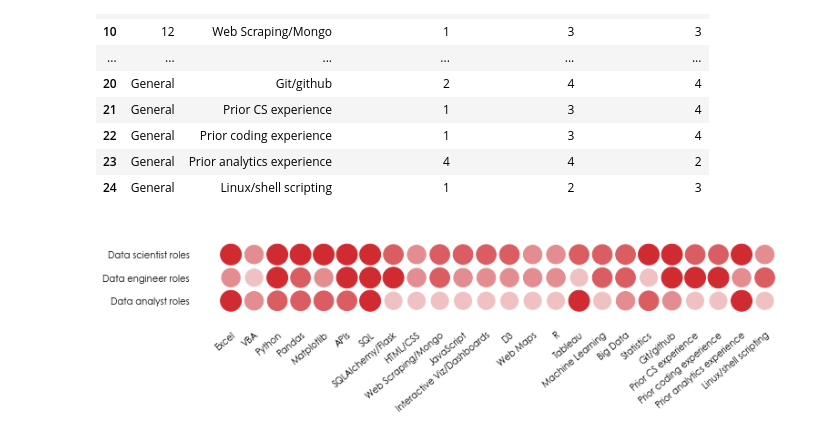
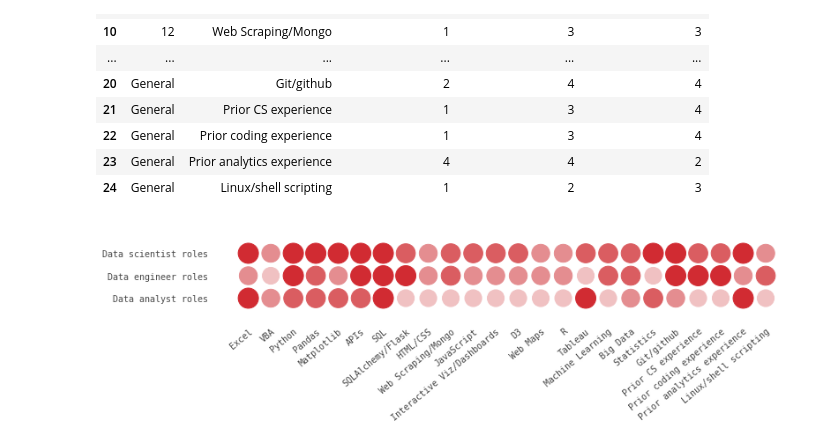
Before and after one commit to ilyaaltshteyn/pretend_project, a Jupyter notebook: class-topics-viz/vizzy.ipynb, the cells around one changed output. Drawn from its saved outputs; the diff is of its cells as text; code cells hidden in the pictures.

Commit message:
label color updated

```diff
--- a/class-topics-viz/vizzy.ipynb
+++ b/class-topics-viz/vizzy.ipynb
@@ -50,29 +50,29 @@ def role_loop(role, line):
 # %%
 plt.figure(figsize=(12,2))
 
-axesfont = {'fontname':'Century Gothic'}
+axesfont = {'fontname':'DejaVu Sans Mono'}
 ax = plt.axes()
 ax.set_xticks(np.arange(0,len(df)))
 ax.set_xticklabels(df['Material'], rotation=40, ha="right",
          rotation_mode="anchor", **axesfont)
 
 ax.set_yticks(np.arange(0,5))
 ax.set_yticklabels(['','Data analyst roles', 'Data engineer roles', 'Data scientist roles', ''], **axesfont)
 
 sci_line = 3
 eng_line = 2
 an_line = 1
 
 role_loop(df['Data scientist roles'], sci_line)
 role_loop(df['Data engineer roles'], eng_line)
 role_loop(df['Data analyst roles'], an_line)
 
 plt.box(on=None)
 ax.tick_params(axis=u'both', which=u'both',length=0)
-plt.rcParams['axes.labelcolor'] = '#464646'
-plt.gca().set_aspect('equal', adjustable='datalim')  # prevents circles from being ovals
-plt.gca().plot()  # makes axis update
+ax.tick_params(axis='both', colors='#464646')
+plt.gca().set_aspect('equal', adjustable='datalim')
+plt.gca().plot()
 
 plt.savefig('Role_Heatmap.png', bbox_inches='tight')
 # %% [output]
-[figure, old version]
+[figure, new version]
```
Also changed, not shown: 1 other file.
